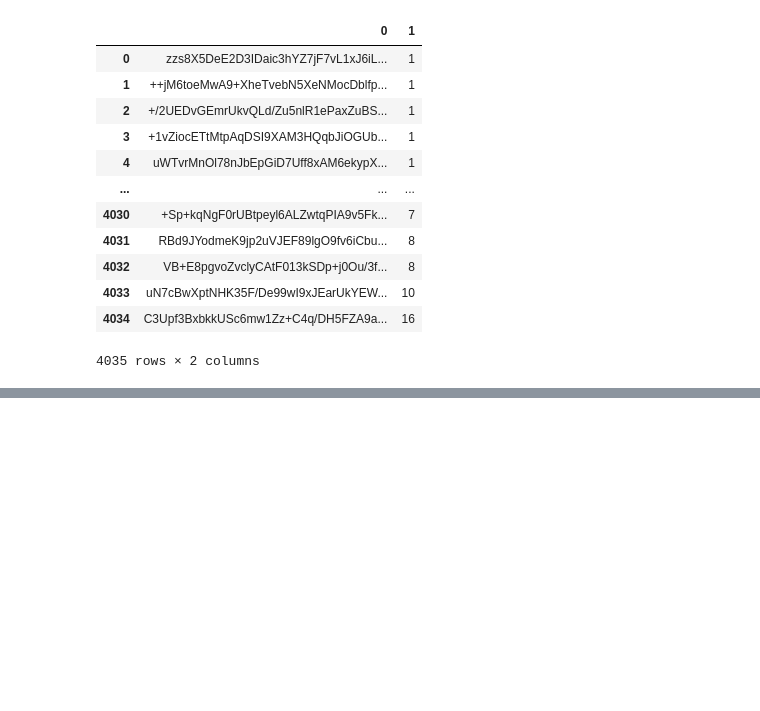
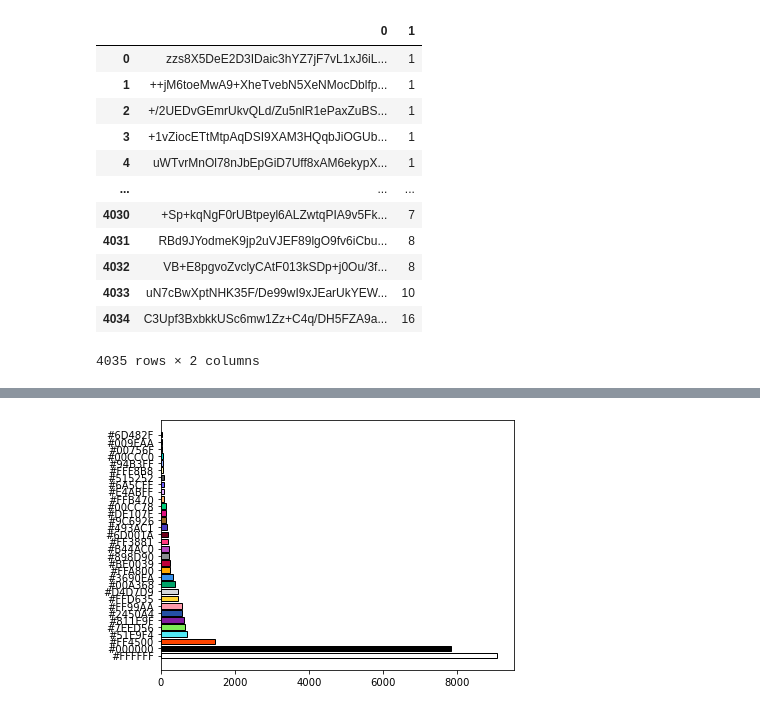
Before and after one commit to ahreed304/pixel-wars, a Jupyter notebook: main.ipynb, the cells around one changed output, grey strips where cells are left out. Drawn from its saved outputs; the diff is of its cells as text; code cells hidden in the pictures; blank space fills up the shorter version.

```diff
--- a/main.ipynb
+++ b/main.ipynb
@@ -71,3 +74,12 @@ plot = plt.plot(result[0], result[1])
+# %%
+colors_asc = colors_result.sort_values([1],ascending=False)
+plot_h = plt.barh(colors_asc[0], colors_asc[1], color=colors_asc[0], edgecolor="black")
+plt.tight_layout()
+
+plt.savefig("PopularColorsHorizontal.svg")
+#TRYING TO SORT THIS SO TOP COLORS WILL BE AT THE TOP, BUT ISN'T WORKING YET
+# %% [output]
+[figure, added]
 # %%
 from flask import Flask
 
```
Also changed, not shown: parts of 4 cells of this notebook, 2 other files.
